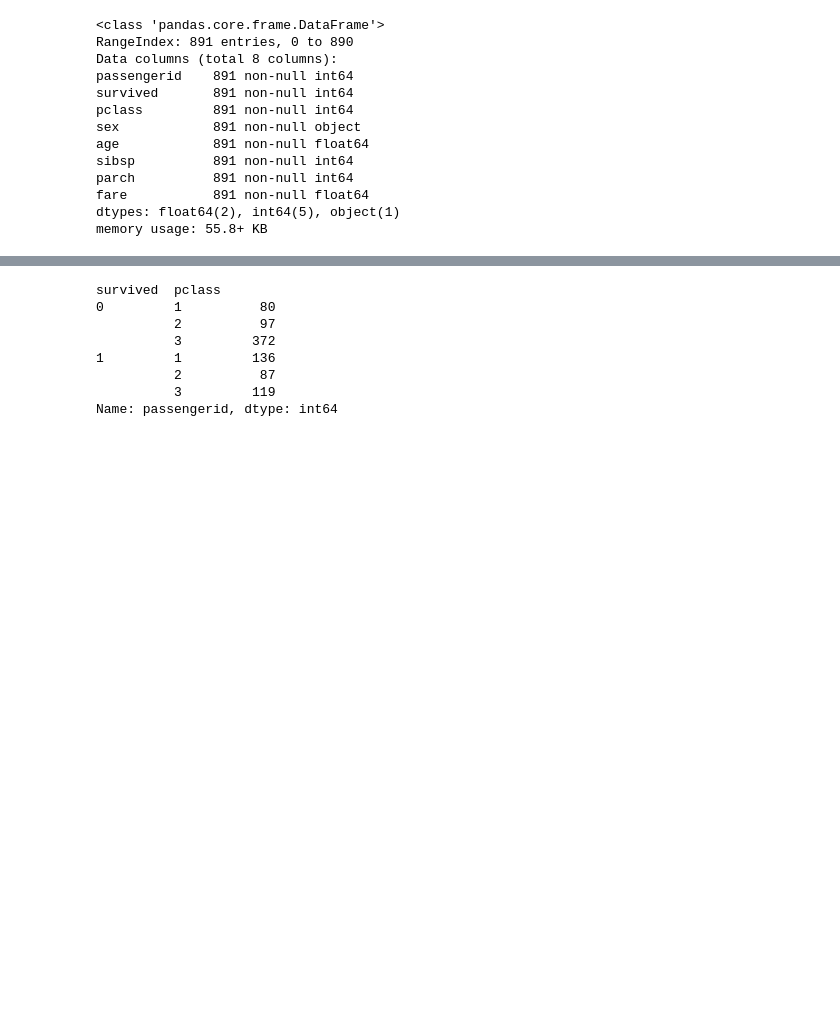
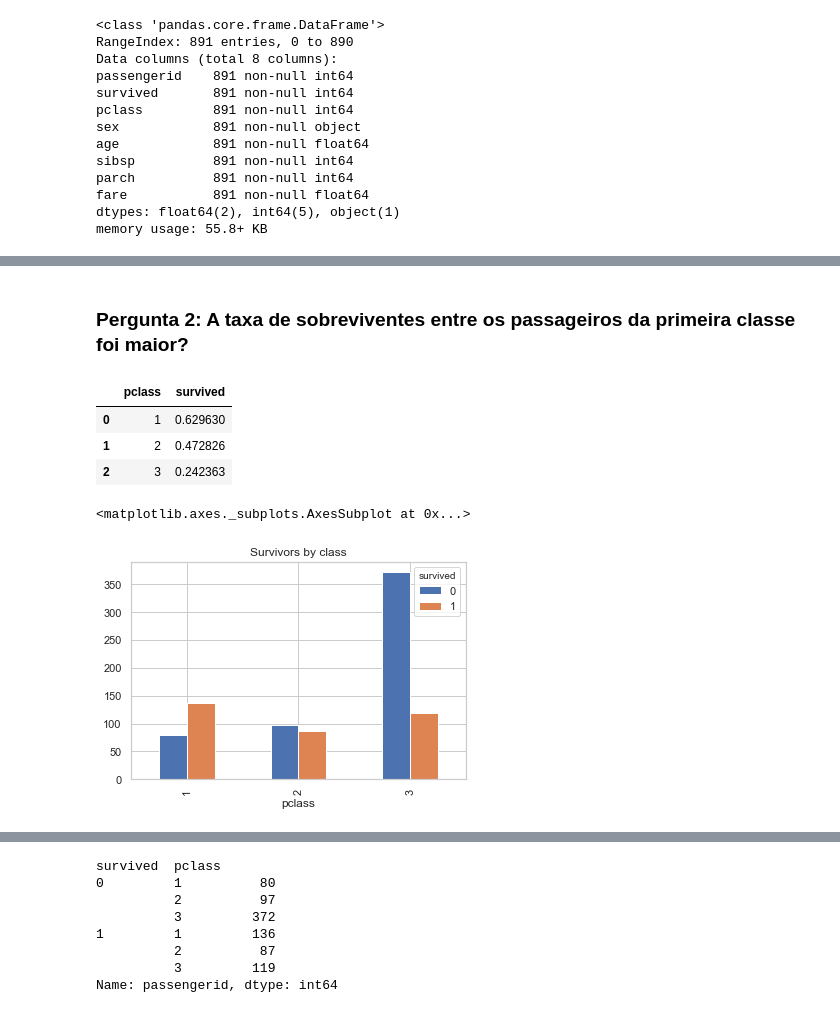
Before and after one commit to balbinosjr/UdacityprjII, a Jupyter notebook: titanic-projectII.ipynb, the cells around one changed output, grey strips where cells are left out. Saved outputs shown, nothing was run; the diff lists cells and outputs as text; code cells hidden in the pictures; blank space fills up the shorter version.

```diff
--- a/titanic-projectII.ipynb
+++ b/titanic-projectII.ipynb
@@ -295,0 +213,16 @@ verificar graficamente a distribuição média dos sobreviventes em cada um dos
+# %% [markdown]
+### Pergunta 2: A taxa de sobreviventes entre os passageiros da primeira classe foi maior?
+# %%
+# Verificando a média de sobreviventes em cada uma das classes
+dftitan[['pclass', 'survived']].groupby(['pclass'], as_index=False).mean()
+# %% [output]
+|  | pclass | survived |
+| 0 | 1 | 0.629630 |
+| 1 | 2 | 0.472826 |
+| 2 | 3 | 0.242363 |
+# %%
+# Visualizando a quantidade de sobreviventes em cada uma das classes
+dftitan.groupby(['pclass', 'survived']).size().unstack().plot(kind = 'bar', title = 'Survivors by class')
+# %% [output]
+<matplotlib.axes._subplots.AxesSubplot at 0x...>
+[figure, added]
```
Also changed, not shown: parts of 62 cells of this notebook.
